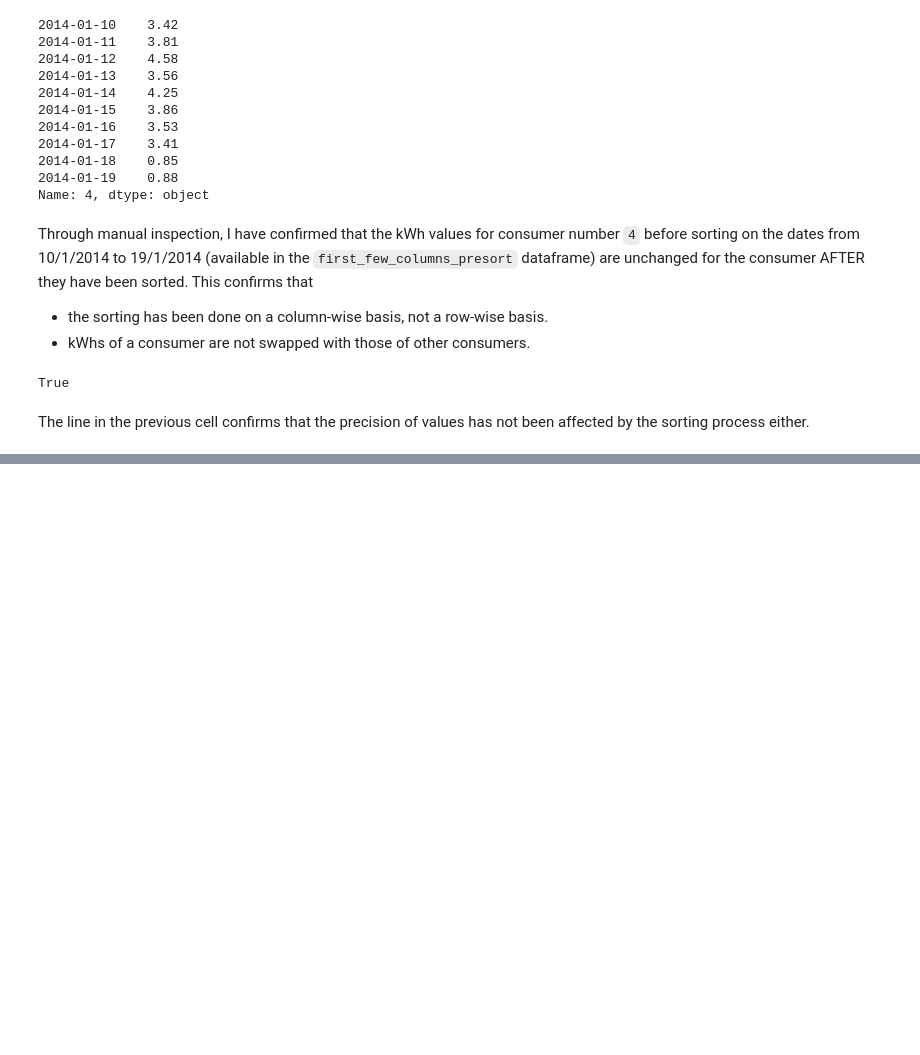
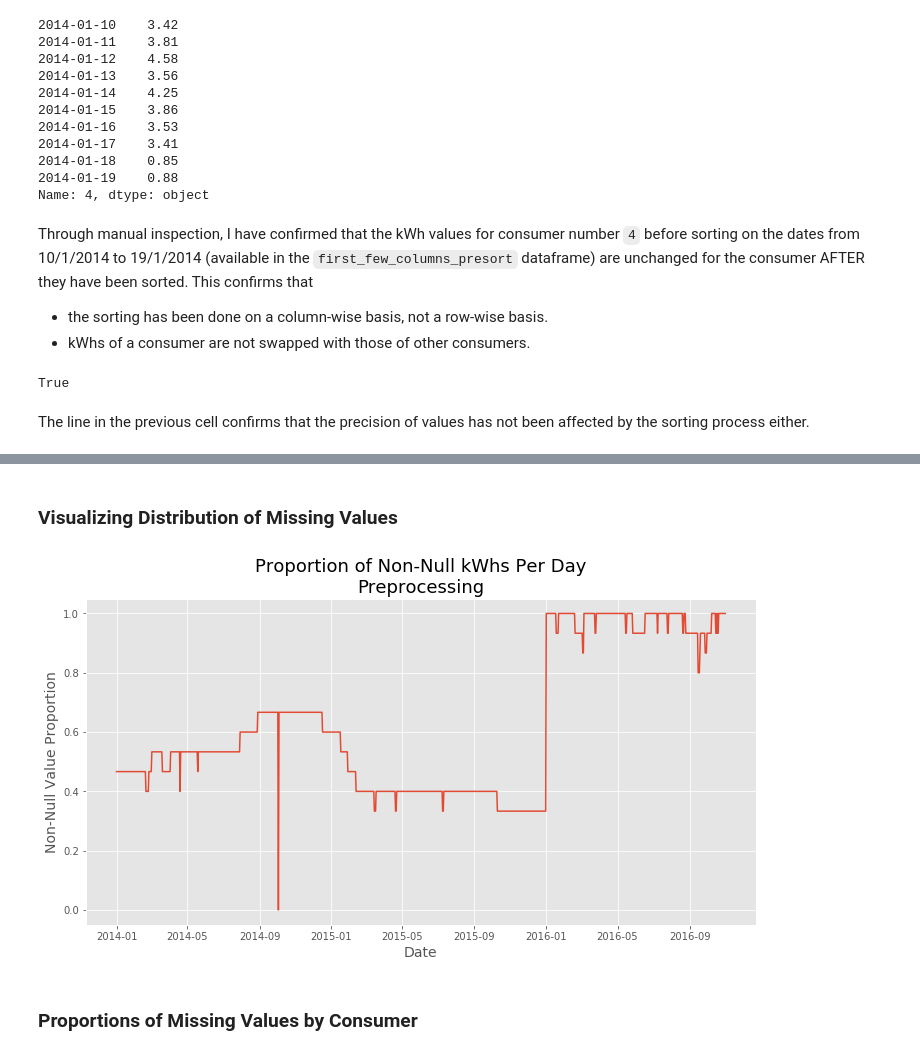
Before and after one commit to SMS-NED16/FYP-DL, a Jupyter notebook: fyp-assignments/03_Data_Preprocessing/Prepocessing_Tests.ipynb, the cells around one changed output, grey strips where cells are left out. Saved outputs shown, nothing was run; the diff lists cells and outputs as text; code cells hidden in the pictures; blank space fills up the shorter version.

```diff
--- a/fyp-assignments/03_Data_Preprocessing/Prepocessing_Tests.ipynb
+++ b/fyp-assignments/03_Data_Preprocessing/Prepocessing_Tests.ipynb
@@ -361,0 +508,6 @@ The line in the previous cell confirms that the precision of values has not been
+# %% [markdown]
+### Visualizing Distribution of Missing Values
+# %%
+value_counts = sorted_df.describe().loc['count'].drop('FLAG')
+# %%
+value_counts_df = pd.DataFrame(value_counts)
@@ -361,0 +516,12 @@ The line in the previous cell confirms that the precision of values has not been
+# %%
+plt.figure(figsize=(12, 6))
+plt.plot(pd.DatetimeIndex(value_counts_df.index),
+        value_counts_df.values / NUM_CONSUMERS, label='Non-Null Values')
+plt.xlabel('Date', fontsize=14)
+plt.ylabel('Non-Null Value Proportion', fontsize=14)
+plt.title('Proportion of Non-Null kWhs Per Day\nPreprocessing', fontsize=18)
+plt.grid(True)
+# %% [output]
+[figure, added]
+# %% [markdown]
+### Proportions of Missing Values by Consumer
```
Also changed, not shown: parts of 44 cells of this notebook.
